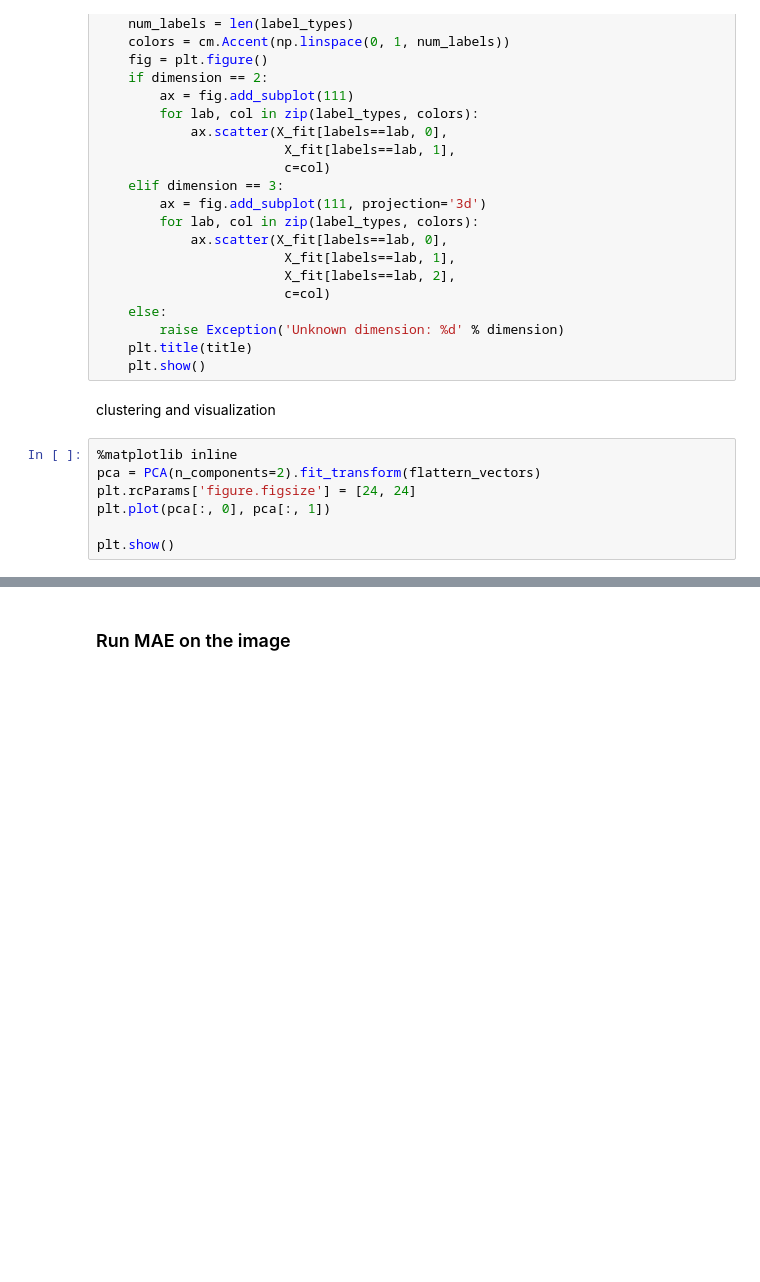
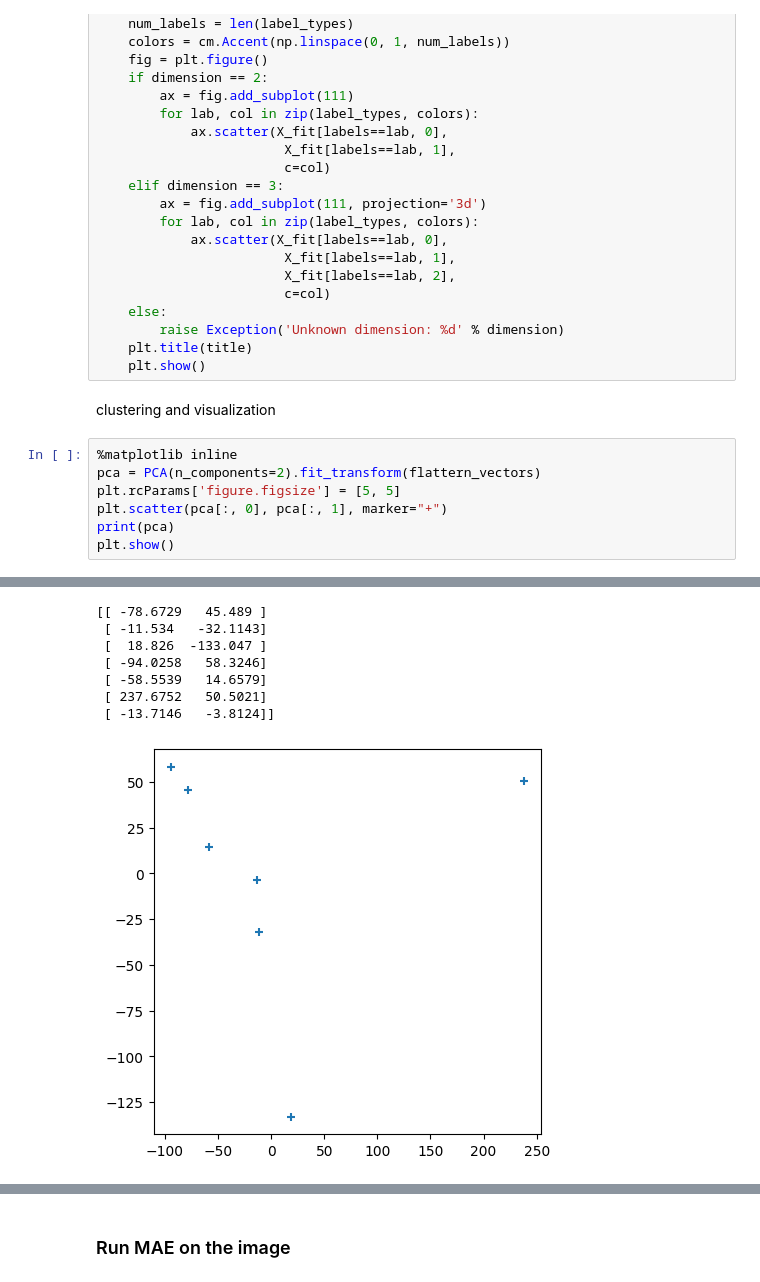
Before and after one commit to eiiijiiiy/mae, a Jupyter notebook: demo/mae_visualize.ipynb, the cells around one changed output, grey strips where cells are left out. Cells and saved outputs as stored; diff of their text form; blank space fills up the shorter version.

```diff
--- a/demo/mae_visualize.ipynb
+++ b/demo/mae_visualize.ipynb
@@ -257,8 +257,8 @@ clustering and visualization
 # %%
 %matplotlib inline
 pca = PCA(n_components=2).fit_transform(flattern_vectors)
-plt.rcParams['figure.figsize'] = [24, 24]
-plt.plot(pca[:, 0], pca[:, 1])
-
+plt.rcParams['figure.figsize'] = [5, 5]
+plt.scatter(pca[:, 0], pca[:, 1], marker="+")
+print(pca)
 plt.show()
 # %% [output]
@@ -272,0 +265,8 @@ plt.show()
+[[ -78.6729   45.489 ]
+ [ -11.534   -32.1143]
+ [  18.826  -133.047 ]
+ [ -94.0258   58.3246]
+ [ -58.5539   14.6579]
+ [ 237.6752   50.5021]
+ [ -13.7146   -3.8124]]
+[figure, added]
```
Also changed, not shown: parts of 2 cells of this notebook.
